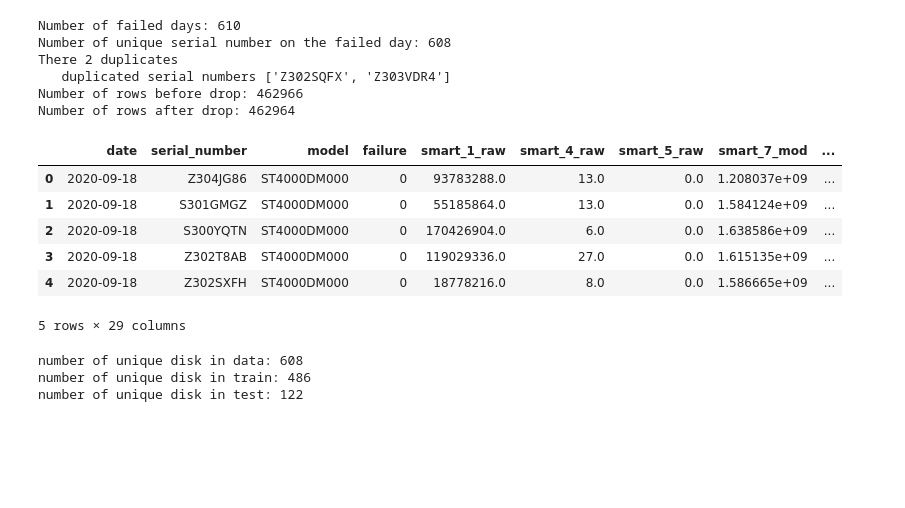
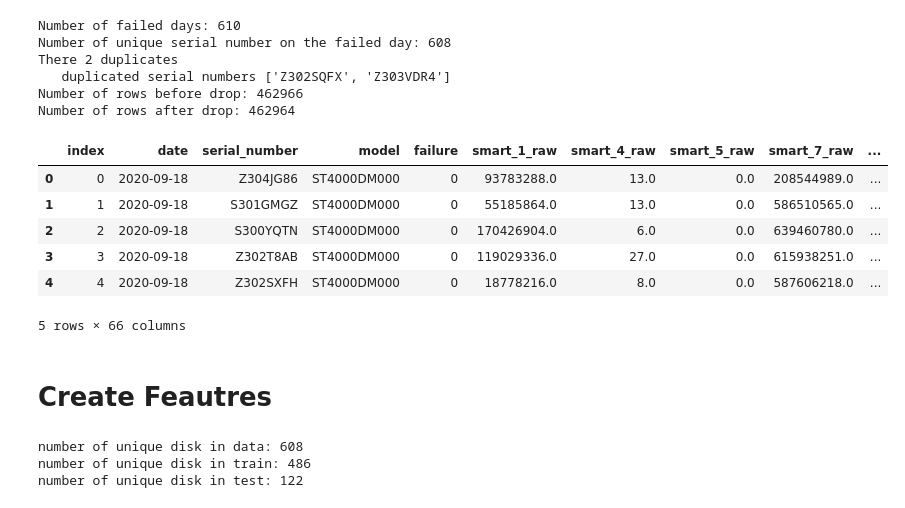
Before and after one commit to wcmphysics/DataScienceBootcamp-Capstone, a Jupyter notebook: notebooks/GaussianNB_test.ipynb, the cells around one changed output. Drawn from its saved outputs; the diff is of its cells as text; code cells hidden in the pictures; blank space fills up the shorter version.

```diff
--- a/notebooks/GaussianNB_test.ipynb
+++ b/notebooks/GaussianNB_test.ipynb
@@ -58,23 +58,27 @@ Number of rows before drop: 462966
 Number of rows after drop: 462964
 # %%
 # select features
+"""
 cols = ['date', 'serial_number', 'model', 'failure', 'smart_1_raw',
        'smart_4_raw', 'smart_5_raw', 'smart_7_mod', 'smart_9_raw',
        'smart_12_raw', 'smart_183_raw', 'smart_184_raw', 'smart_187_raw',
        'smart_188_raw', 'smart_189_raw', 'smart_190_raw', 'smart_192_raw',
        'smart_193_raw', 'smart_194_raw', 'smart_197_raw', 'smart_198_raw',
        'smart_199_raw', 'smart_240_raw', 'smart_241_raw', 'smart_242_raw',
        'date_failure', 'countdown','smart_999']
 df = df[pd.Index(cols)]
+"""
 
 # create target
 df['failure_in_30_days'] = df['countdown'].apply(lambda x : 1 if x <= 30 else 0)
 df.head(5)
 # %% [output]
-|  | date | serial_number | model | failure | smart_1_raw | smart_4_raw | smart_5_raw | smart_7_mod | ... |
-| 0 | 2020-09-18 | Z304JG86 | ST4000DM000 | 0 | 93783288.0 | 13.0 | 0.0 | 1.208037e+09 | ... |
-| 1 | 2020-09-18 | S301GMGZ | ST4000DM000 | 0 | 55185864.0 | 13.0 | 0.0 | 1.584124e+09 | ... |
-| 2 | 2020-09-18 | S300YQTN | ST4000DM000 | 0 | 170426904.0 | 6.0 | 0.0 | 1.638586e+09 | ... |
-| 3 | 2020-09-18 | Z302T8AB | ST4000DM000 | 0 | 119029336.0 | 27.0 | 0.0 | 1.615135e+09 | ... |
-| 4 | 2020-09-18 | Z302SXFH | ST4000DM000 | 0 | 18778216.0 | 8.0 | 0.0 | 1.586665e+09 | ... |
+|  | index | date | serial_number | model | failure | smart_1_raw | smart_4_raw | smart_5_raw | smart_7_raw | ... |
+| 0 | 0 | 2020-09-18 | Z304JG86 | ST4000DM000 | 0 | 93783288.0 | 13.0 | 0.0 | 208544989.0 | ... |
+| 1 | 1 | 2020-09-18 | S301GMGZ | ST4000DM000 | 0 | 55185864.0 | 13.0 | 0.0 | 586510565.0 | ... |
+| 2 | 2 | 2020-09-18 | S300YQTN | ST4000DM000 | 0 | 170426904.0 | 6.0 | 0.0 | 639460780.0 | ... |
+| 3 | 3 | 2020-09-18 | Z302T8AB | ST4000DM000 | 0 | 119029336.0 | 27.0 | 0.0 | 615938251.0 | ... |
+| 4 | 4 | 2020-09-18 | Z302SXFH | ST4000DM000 | 0 | 18778216.0 | 8.0 | 0.0 | 587606218.0 | ... |
-5 rows × 29 columns
+5 rows × 66 columns
+# %% [markdown]
+# Create Feautres
```
Also changed, not shown: parts of 21 cells of this notebook, 1 other file.
